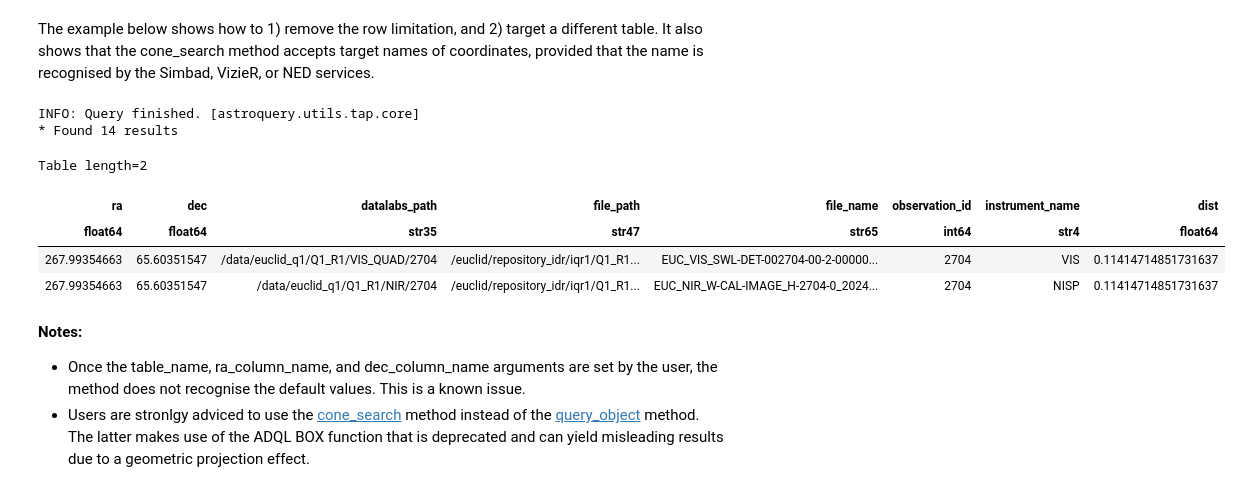
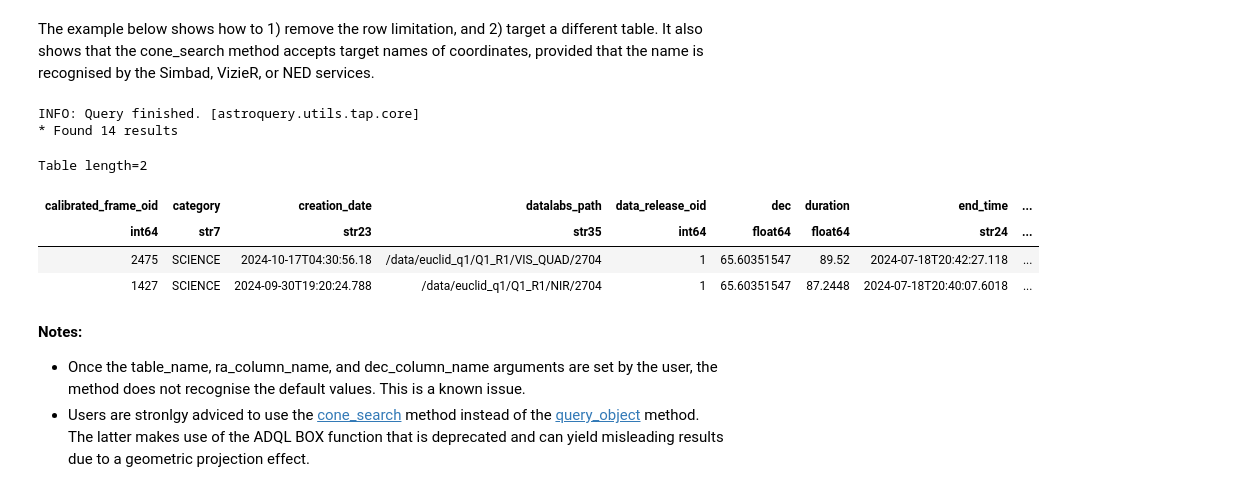
Before and after one commit to ESA-Datalabs/Euclid-Q1, a Jupyter notebook: Notebooks/Astroquery.ipynb, the cells around one changed output. Cells and saved outputs as stored; diff of their text form; code cells hidden in the pictures.

```diff
--- a/Notebooks/Astroquery.ipynb
+++ b/Notebooks/Astroquery.ipynb
@@ -155,18 +155,18 @@ The example below shows how to 1) remove the row limitation, and 2) target a dif
 # %%
 radius           = u.Quantity(0.2, u.deg)
 Euclid.ROW_LIMIT = -1               # Set this attribute to -1 to retrieve the full output of the cone_search method.
-job              = Euclid.cone_search(coordinate='NGC 6505', radius=radius, table_name="q1.calibrated_frame", ra_column_name="ra", dec_column_name="dec", async_job=True, columns = ['ra', 'dec', 'datalabs_path', 'file_path', 'file_name', 'observation_id', 'instrument_name'])
+job              = Euclid.cone_search(coordinate='NGC 6505', radius=radius, table_name="q1.calibrated_frame", ra_column_name="ra", dec_column_name="dec", async_job=True, columns = '*')
 res              = job.get_results()
 print(f"* Found {len(res)} results")
 res[0:2]
 # %% [output]
 INFO: Query finished. [astroquery.utils.tap.core]
 * Found 14 results
 Table length=2
-| ra | dec | datalabs_path | file_path | file_name | observation_id | instrument_name | dist |
-| float64 | float64 | str35 | str47 | str65 | int64 | str4 | float64 |
-| 267.99354663 | 65.60351547 | /data/euclid_q1/Q1_R1/VIS_QUAD/2704 | /euclid/repository_idr/iqr1/Q1_R1... | EUC_VIS_SWL-DET-002704-00-2-00000... | 2704 | VIS | 0.11414714851731637 |
-| 267.99354663 | 65.60351547 | /data/euclid_q1/Q1_R1/NIR/2704 | /euclid/repository_idr/iqr1/Q1_R1... | EUC_NIR_W-CAL-IMAGE_H-2704-0_2024... | 2704 | NISP | 0.11414714851731637 |
+| calibrated_frame_oid | category | creation_date | datalabs_path | data_release_oid | dec | duration | end_time | ... |
+| int64 | str7 | str23 | str35 | int64 | float64 | float64 | str24 | ... |
+| 2475 | SCIENCE | 2024-10-17T04:30:56.18 | /data/euclid_q1/Q1_R1/VIS_QUAD/2704 | 1 | 65.60351547 | 89.52 | 2024-07-18T20:42:27.118 | ... |
+| 1427 | SCIENCE | 2024-09-30T19:20:24.788 | /data/euclid_q1/Q1_R1/NIR/2704 | 1 | 65.60351547 | 87.2448 | 2024-07-18T20:40:07.6018 | ... |
 # %% [markdown]
 **Notes:**
 
```
Also changed, not shown: parts of 9 cells of this notebook.
